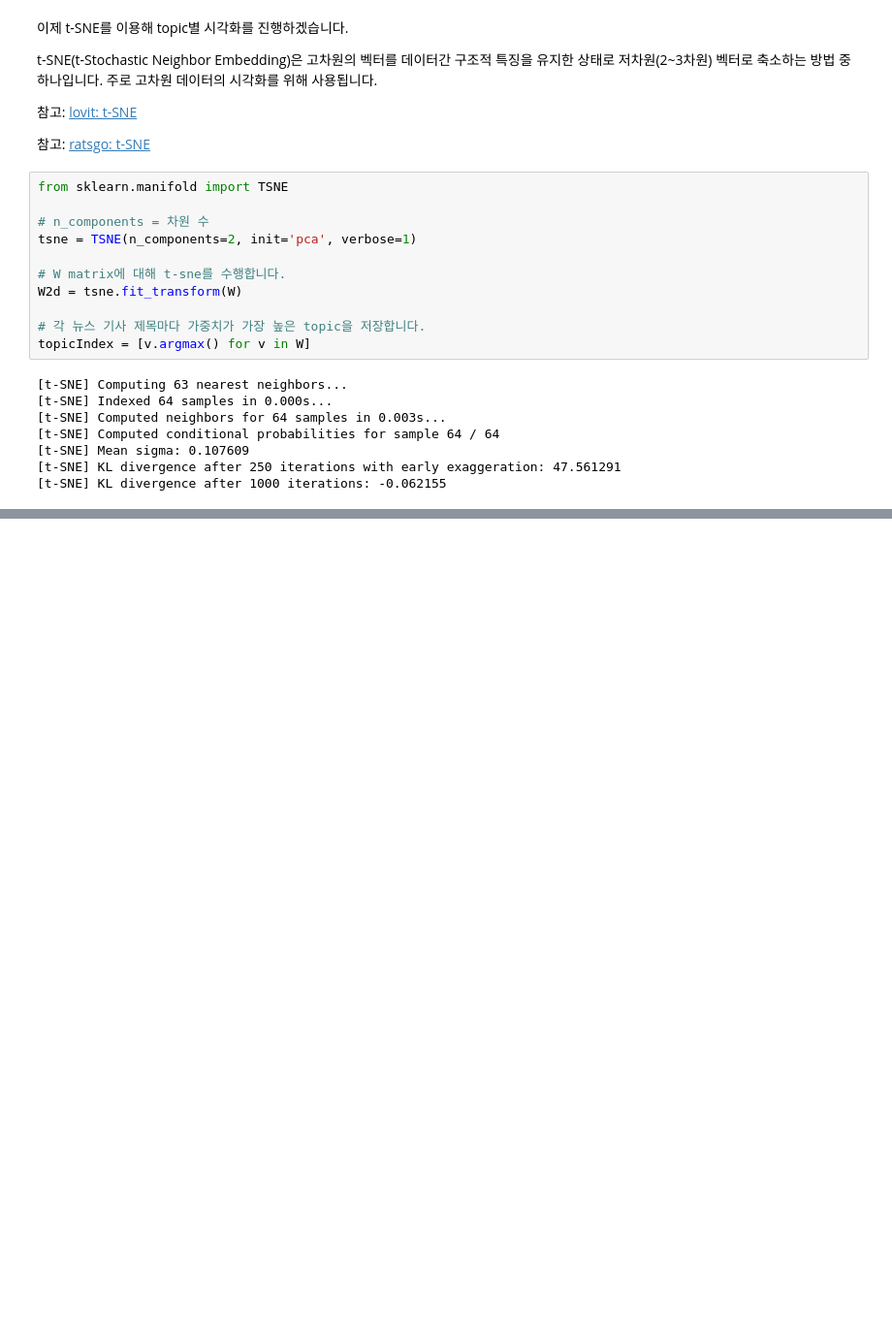
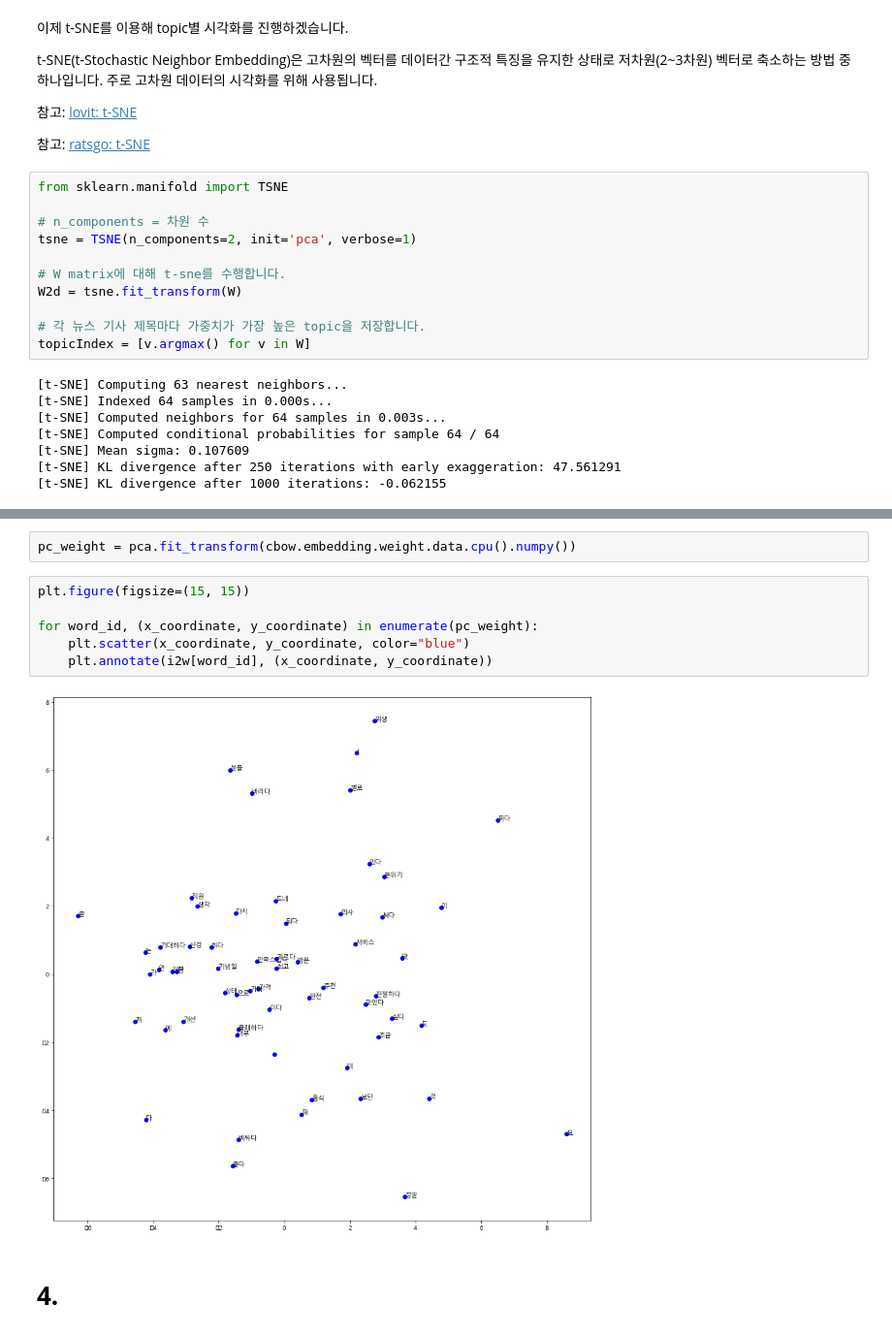
Before and after one commit to Kdelphinus/Python_study, a Jupyter notebook: goorm/AI기술 자연어 처리 전문가 양성 과정/04. Natural Language Processing.ipynb, the cells around one changed output, grey strips where cells are left out. Shown: that part at 97% size. Drawn from its saved outputs; the diff is of its cells as text; blank space fills up the shorter version.

```diff
--- a/goorm/AI기술 자연어 처리 전문가 양성 과정/04. Natural Language Processing.ipynb
+++ b/goorm/AI기술 자연어 처리 전문가 양성 과정/04. Natural Language Processing.ipynb
@@ -753,0 +1517,12 @@ Loading BokehJS ...
+# %%
+pc_weight = pca.fit_transform(cbow.embedding.weight.data.cpu().numpy())
+# %%
+plt.figure(figsize=(15, 15))
+
+for word_id, (x_coordinate, y_coordinate) in enumerate(pc_weight):
+    plt.scatter(x_coordinate, y_coordinate, color="blue")
+    plt.annotate(i2w[word_id], (x_coordinate, y_coordinate))
+# %% [output]
+[figure, added]
+# %% [markdown]
+# **4.**
```
Also changed, not shown: parts of 79 cells of this notebook, 10 other files.
